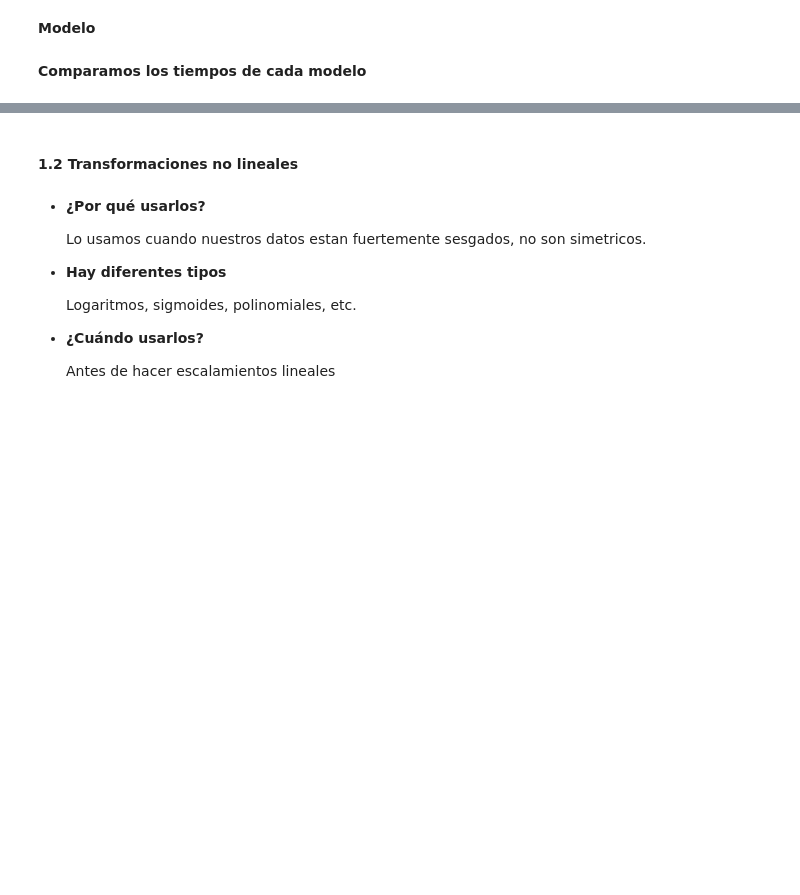
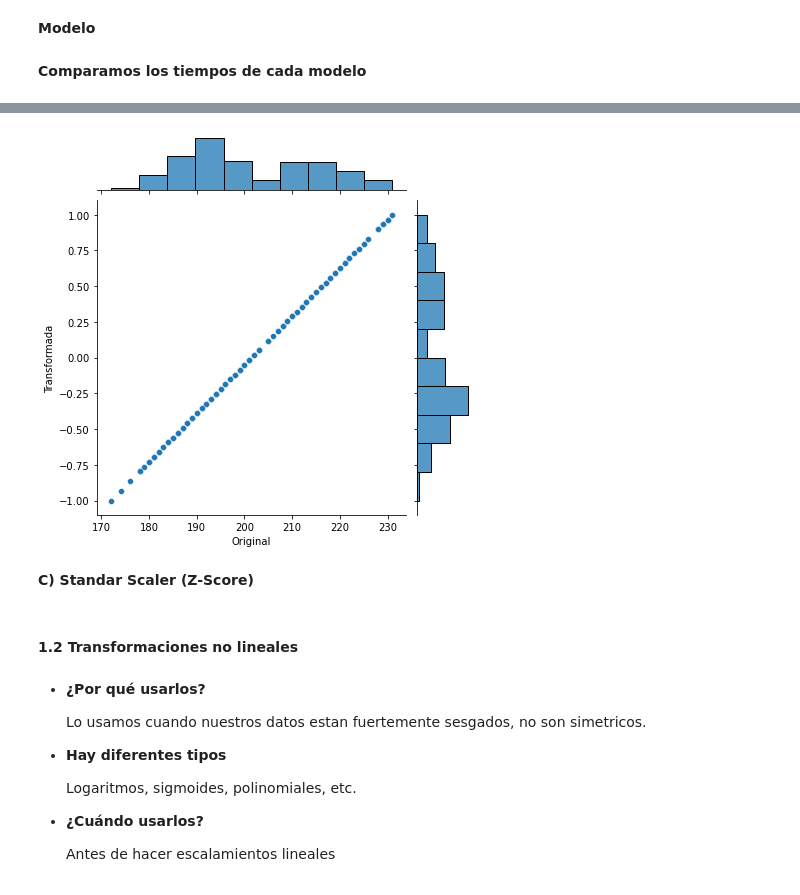
Before and after one commit to JuanFeA98/Estadistica_Probabilidad, a Jupyter notebook: Estadistica_Descriptiva/03. Procesamiento de datos.ipynb, the cells around one changed output, grey strips where cells are left out. Cells and saved outputs as stored; diff of their text form; code cells hidden in the pictures; blank space fills up the shorter version.

```diff
--- a/Estadistica_Descriptiva/03. Procesamiento de datos.ipynb
+++ b/Estadistica_Descriptiva/03. Procesamiento de datos.ipynb
@@ -120,3 +159,10 @@ round(raw_time, 2), round(scaled_time, 2)
+# %%
+sns.jointplot(data=data, x='Original', y='Transformada')
+plt.show()
+# %% [output]
+[figure, added]
+# %% [markdown]
+**C) Standar Scaler (Z-Score)**
 # %% [markdown]
 #### **1.2 Transformaciones no lineales**
 # %% [markdown]
```
Also changed, not shown: parts of 12 cells of this notebook.
